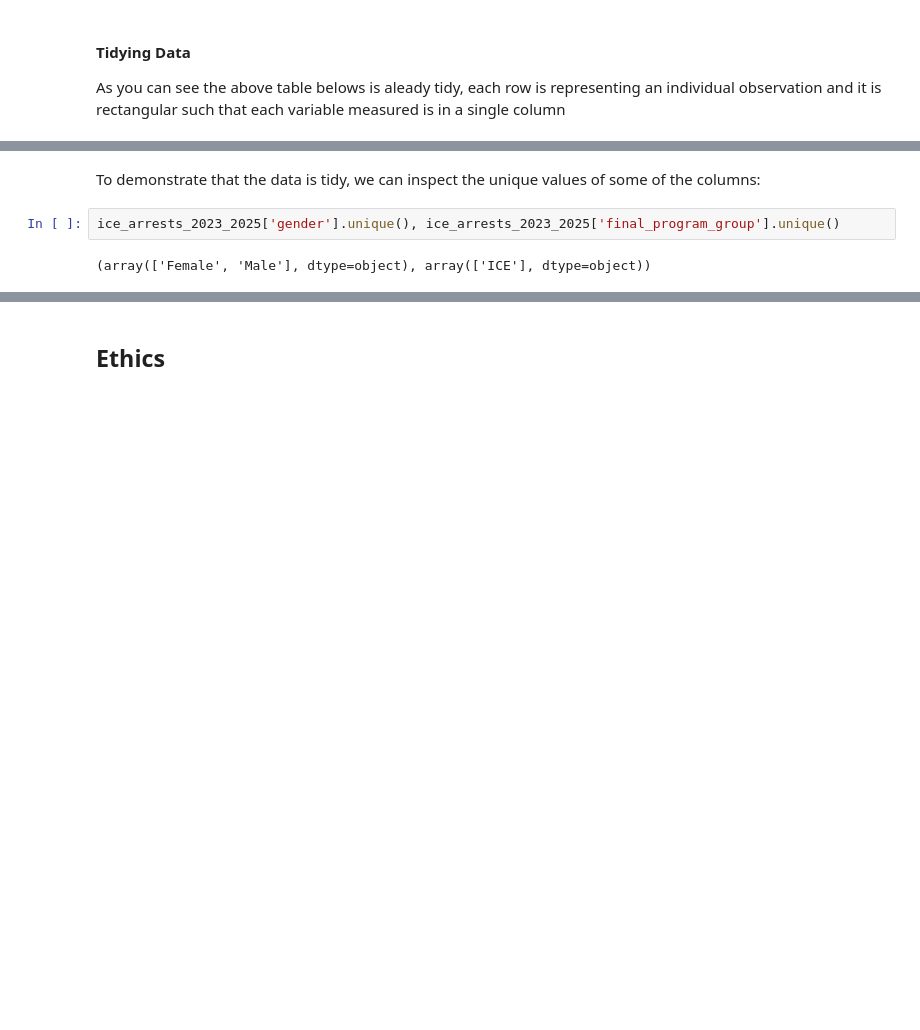
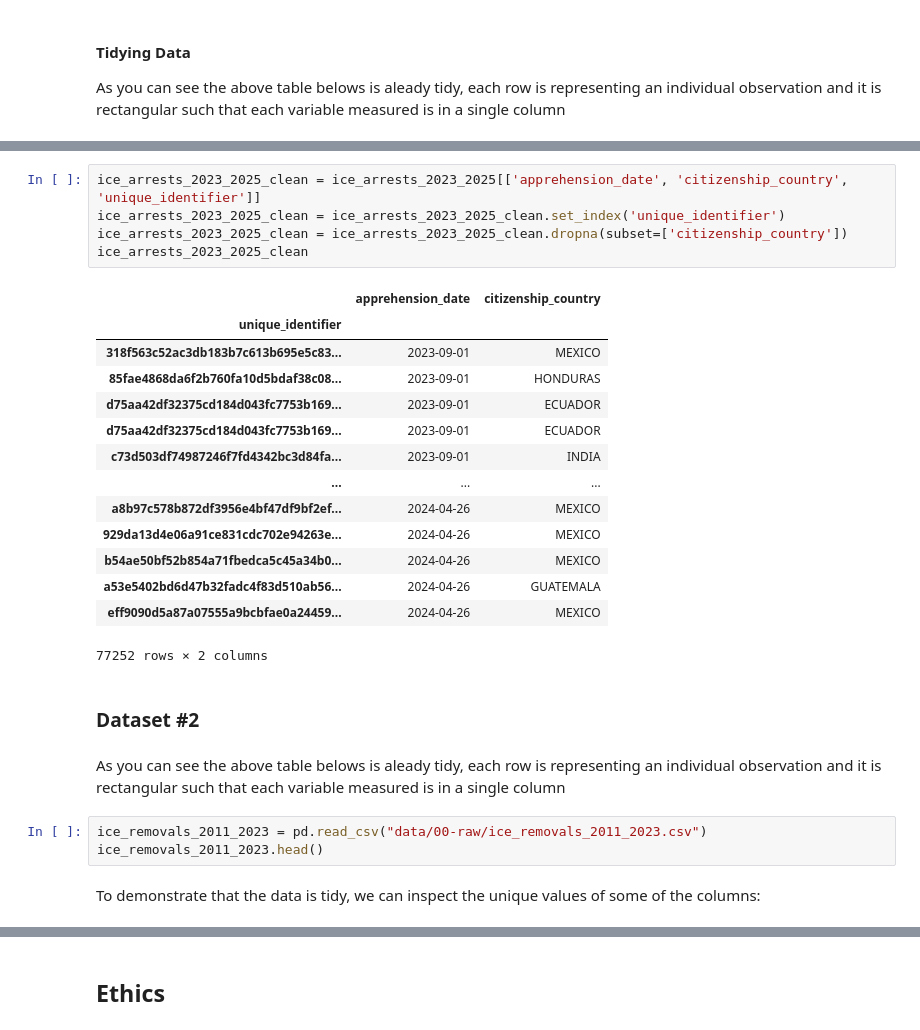
Before and after one commit to COGS108/Group109_WI26, a Jupyter notebook: 01-DataCheckpoint.ipynb, the cells around one changed output, grey strips where cells are left out. Cells and saved outputs as stored; diff of their text form; blank space fills up the shorter version.

Commit message:
revise dataset#1

```diff
--- a/01-DataCheckpoint.ipynb
+++ b/01-DataCheckpoint.ipynb
@@ -178,6 +230,29 @@ ice_arrests_2023_2025.head()
+# %%
+ice_arrests_2023_2025_clean = ice_arrests_2023_2025[['apprehension_date', 'citizenship_country', 'unique_identifier']]
+ice_arrests_2023_2025_clean = ice_arrests_2023_2025_clean.set_index('unique_identifier')
+ice_arrests_2023_2025_clean = ice_arrests_2023_2025_clean.dropna(subset=['citizenship_country'])
+ice_arrests_2023_2025_clean
+# %% [output]
+|  | apprehension_date | citizenship_country |
+| unique_identifier |  |  |
+| 318f563c52ac3db183b7c613b695e5c83... | 2023-09-01 | MEXICO |
+| 85fae4868da6f2b760fa10d5bdaf38c08... | 2023-09-01 | HONDURAS |
+| d75aa42df32375cd184d043fc7753b169... | 2023-09-01 | ECUADOR |
+| d75aa42df32375cd184d043fc7753b169... | 2023-09-01 | ECUADOR |
+| c73d503df74987246f7fd4342bc3d84fa... | 2023-09-01 | INDIA |
+| ... | ... | ... |
+| a8b97c578b872df3956e4bf47df9bf2ef... | 2024-04-26 | MEXICO |
+| 929da13d4e06a91ce831cdc702e94263e... | 2024-04-26 | MEXICO |
+| b54ae50bf52b854a71fbedca5c45a34b0... | 2024-04-26 | MEXICO |
+| a53e5402bd6d47b32fadc4f83d510ab56... | 2024-04-26 | GUATEMALA |
+| eff9090d5a87a07555a9bcbfae0a24459... | 2024-04-26 | MEXICO |
+77252 rows × 2 columns
+# %% [markdown]
+### Dataset #2
+# %% [markdown]
+As you can see the above table belows is aleady tidy, each row is representing an individual observation and it is rectangular such that each variable measured is in a single column
+# %%
+ice_removals_2011_2023 = pd.read_csv("data/00-raw/ice_removals_2011_2023.csv")
+ice_removals_2011_2023.head()
 # %% [markdown]
 To demonstrate that the data is tidy, we can inspect the unique values of some of the columns:
-# %%
-ice_arrests_2023_2025['gender'].unique(), ice_arrests_2023_2025['final_program_group'].unique()
-# %% [output]
-(array(['Female', 'Male'], dtype=object), array(['ICE'], dtype=object))
```
Also changed, not shown: parts of 25 cells of this notebook.
